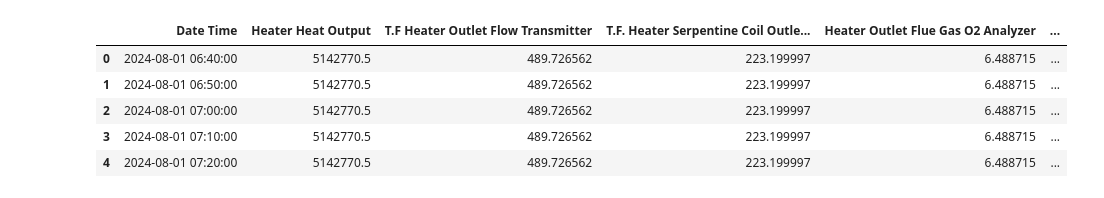
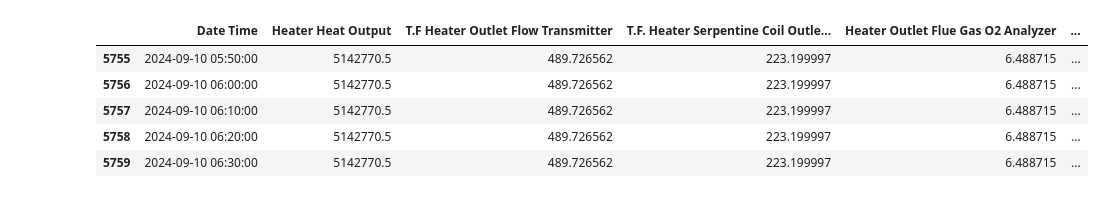
Before and after one commit to Nipuna-Tennakoon/AI-Development-for-Biomass-Heaters, a Jupyter notebook: eda/data_processing.ipynb, the cells around one changed output. Saved outputs shown, nothing was run; the diff lists cells and outputs as text; code cells hidden in the pictures.

```diff
--- a/eda/data_processing.ipynb
+++ b/eda/data_processing.ipynb
@@ -4,11 +4,11 @@ import numpy as np
 import matplotlib.pyplot as plt
 # %%
 df = pd.read_csv('../dataset/final_df_002.csv')
-df.head()
+df.tail()
 # %% [output]
 |  | Date Time | Heater Heat Output | T.F Heater Outlet Flow Transmitter | T.F. Heater Serpentine Coil Outle... | Heater Outlet Flue Gas O2 Analyzer | ... |
-| 0 | 2024-08-01 06:40:00 | 5142770.5 | 489.726562 | 223.199997 | 6.488715 | ... |
-| 1 | 2024-08-01 06:50:00 | 5142770.5 | 489.726562 | 223.199997 | 6.488715 | ... |
-| 2 | 2024-08-01 07:00:00 | 5142770.5 | 489.726562 | 223.199997 | 6.488715 | ... |
-| 3 | 2024-08-01 07:10:00 | 5142770.5 | 489.726562 | 223.199997 | 6.488715 | ... |
-| 4 | 2024-08-01 07:20:00 | 5142770.5 | 489.726562 | 223.199997 | 6.488715 | ... |
+| 5755 | 2024-09-10 05:50:00 | 5142770.5 | 489.726562 | 223.199997 | 6.488715 | ... |
+| 5756 | 2024-09-10 06:00:00 | 5142770.5 | 489.726562 | 223.199997 | 6.488715 | ... |
+| 5757 | 2024-09-10 06:10:00 | 5142770.5 | 489.726562 | 223.199997 | 6.488715 | ... |
+| 5758 | 2024-09-10 06:20:00 | 5142770.5 | 489.726562 | 223.199997 | 6.488715 | ... |
+| 5759 | 2024-09-10 06:30:00 | 5142770.5 | 489.726562 | 223.199997 | 6.488715 | ... |
```
Also changed, not shown: parts of 7 cells of this notebook.
